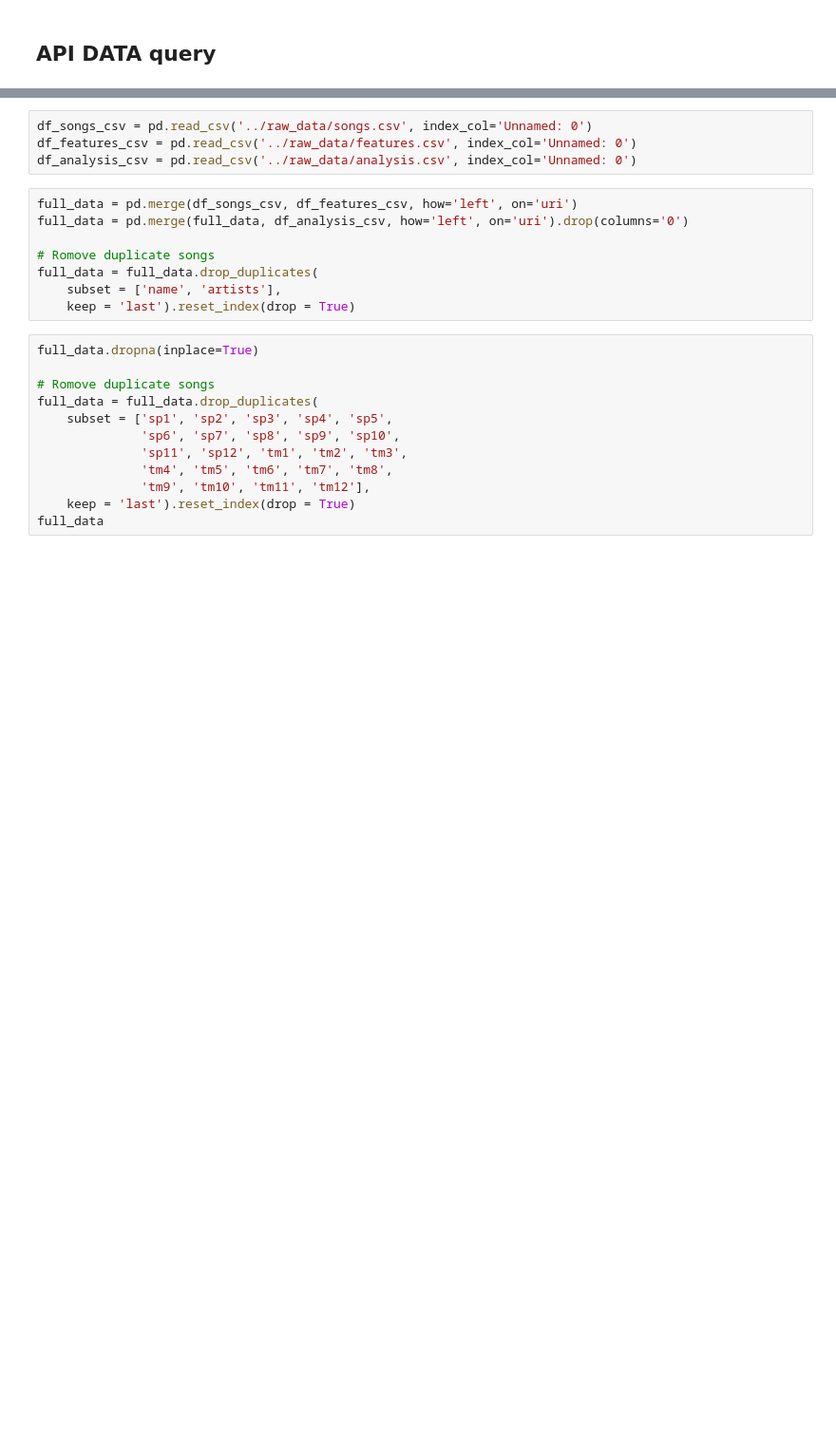
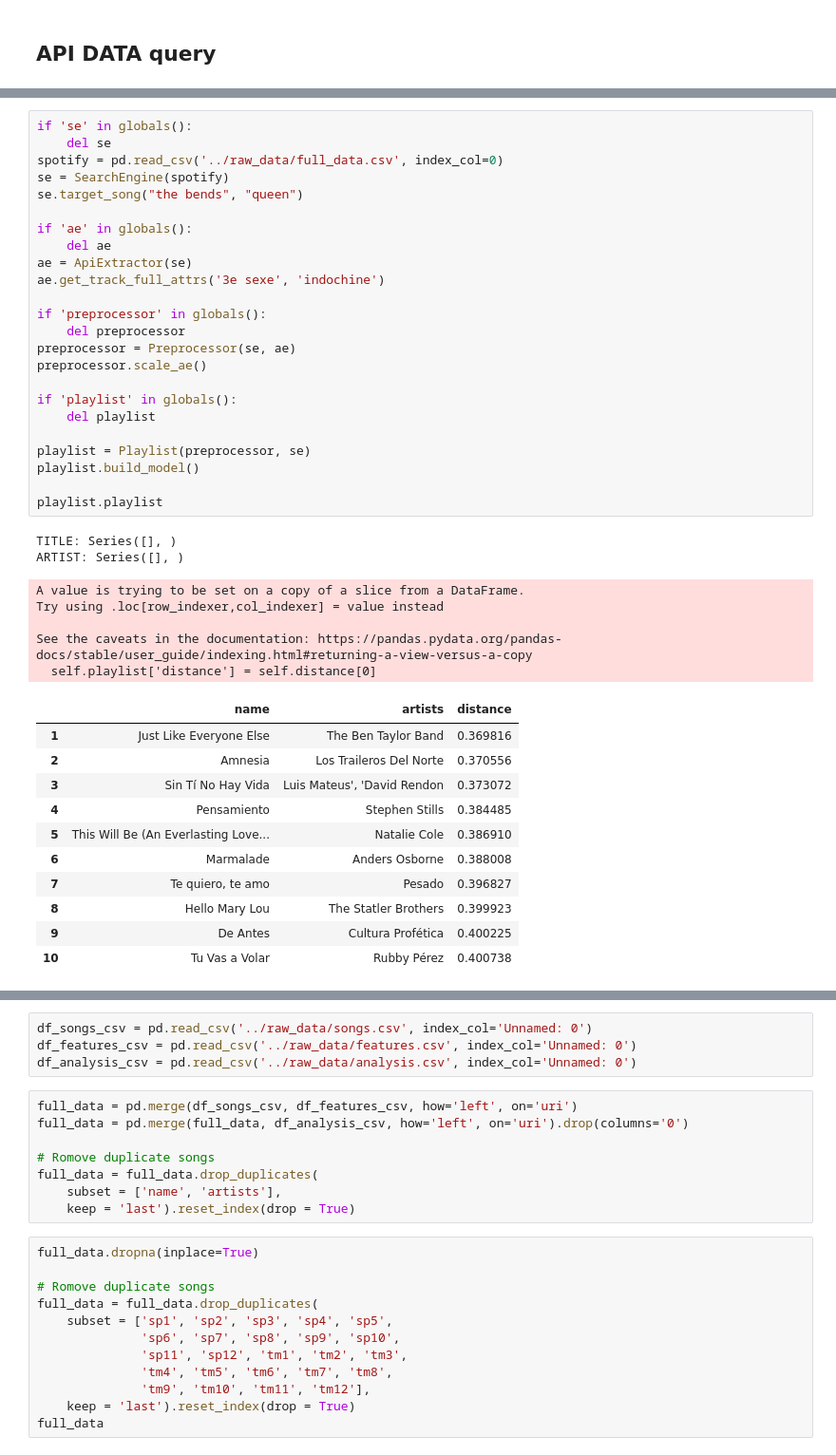
Before and after one commit to FedericoGriggio/music_similarity, a Jupyter notebook: notebooks/MusicSimilarity-full_data.ipynb, the cells around one changed output, grey strips where cells are left out. Shown at 95% size. Saved outputs shown, nothing was run; the diff lists cells and outputs as text; blank space fills up the shorter version.

```diff
--- a/notebooks/MusicSimilarity-full_data.ipynb
+++ b/notebooks/MusicSimilarity-full_data.ipynb
@@ -509,3 +523,46 @@ class ApiExtractor:
         '''
         self.full_data = pd.merge(self.df_songs, self.df_analysis, how='outer', on='uri')
         self.full_data = pd.merge(self.full_data, self.df_features, how='outer', on='uri')
+# %%
+if 'se' in globals():
+    del se
+spotify = pd.read_csv('../raw_data/full_data.csv', index_col=0)
+se = SearchEngine(spotify)
+se.target_song("the bends", "queen")
+
+if 'ae' in globals():
+    del ae
+ae = ApiExtractor(se)
+ae.get_track_full_attrs('3e sexe', 'indochine')
+
+if 'preprocessor' in globals():
+    del preprocessor
+preprocessor = Preprocessor(se, ae)
+preprocessor.scale_ae()
+
+if 'playlist' in globals():
+    del playlist
+
+playlist = Playlist(preprocessor, se)
+playlist.build_model()
+
+playlist.playlist
+# %% [output]
+TITLE: Series([], )
+ARTIST: Series([], )
+A value is trying to be set on a copy of a slice from a DataFrame.
+Try using .loc[row_indexer,col_indexer] = value instead
+
+See the caveats in the documentation: https://pandas.pydata.org/pandas-docs/stable/user_guide/indexing.html#returning-a-view-versus-a-copy
+  self.playlist['distance'] = self.distance[0]
+|  | name | artists | distance |
+| 1 | Just Like Everyone Else | The Ben Taylor Band | 0.369816 |
+| 2 | Amnesia | Los Traileros Del Norte | 0.370556 |
+| 3 | Sin Tí No Hay Vida | Luis Mateus', 'David Rendon | 0.373072 |
+| 4 | Pensamiento | Stephen Stills | 0.384485 |
+| 5 | This Will Be (An Everlasting Love... | Natalie Cole | 0.386910 |
+| 6 | Marmalade | Anders Osborne | 0.388008 |
+| 7 | Te quiero, te amo | Pesado | 0.396827 |
+| 8 | Hello Mary Lou | The Statler Brothers | 0.399923 |
+| 9 | De Antes | Cultura Profética | 0.400225 |
+| 10 | Tu Vas a Volar | Rubby Pérez | 0.400738 |
```
Also changed, not shown: parts of 7 cells of this notebook.
